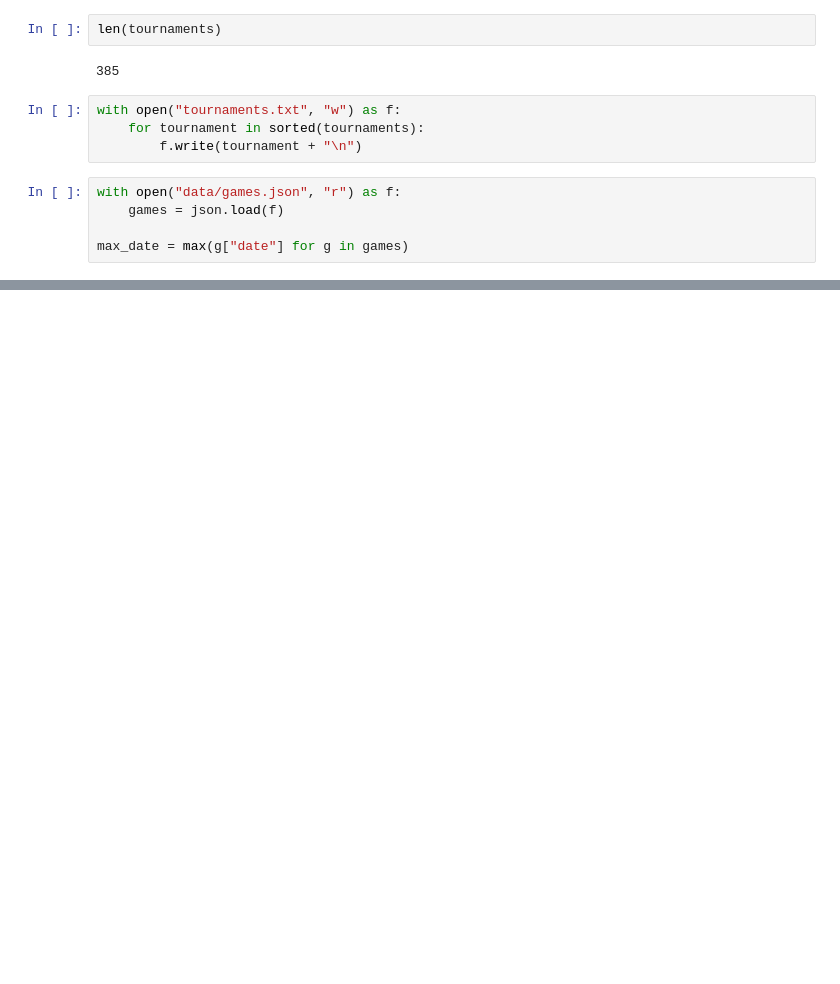
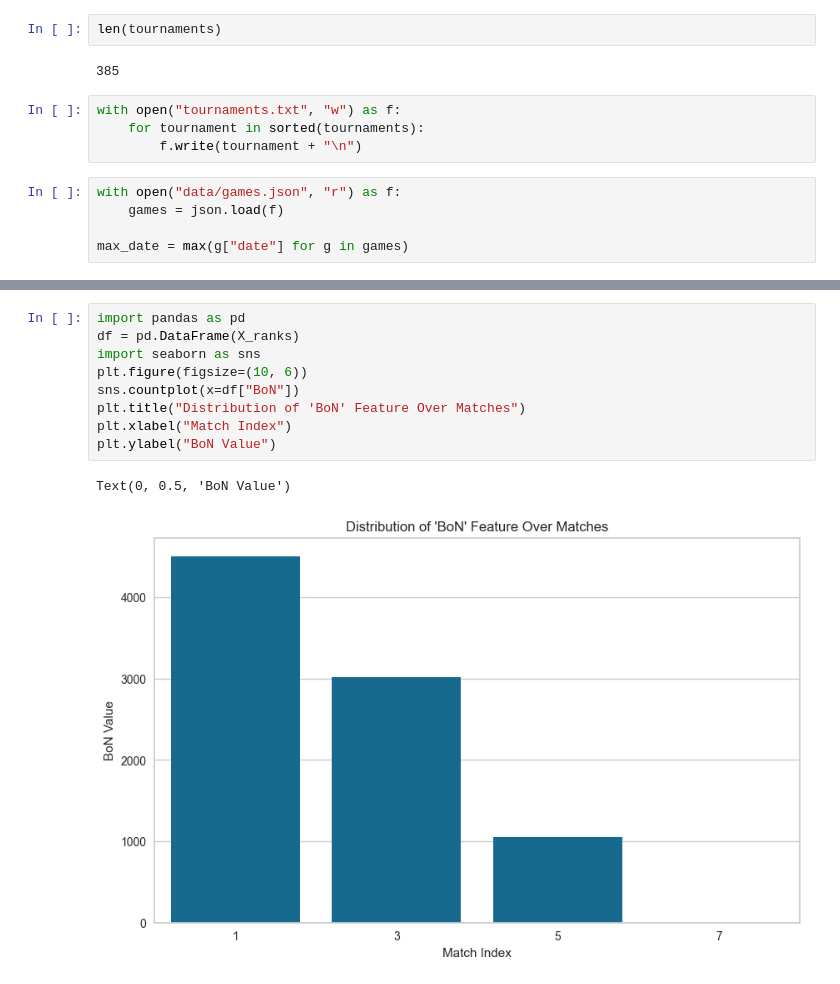
Before and after one commit to PJWSTK-Data-Science-Dojo/embedded-rift, a Jupyter notebook: src/reports/esport.ipynb, the cells around one changed output, grey strips where cells are left out. Saved outputs shown, nothing was run; the diff lists cells and outputs as text; blank space fills up the shorter version.

```diff
--- a/src/reports/esport.ipynb
+++ b/src/reports/esport.ipynb
@@ -1283,0 +1507,12 @@ Dataset zapisany do: dataset_rankings_ctx.csv
+# %%
+import pandas as pd
+df = pd.DataFrame(X_ranks)
+import seaborn as sns
+plt.figure(figsize=(10, 6))
+sns.countplot(x=df["BoN"])
+plt.title("Distribution of 'BoN' Feature Over Matches")
+plt.xlabel("Match Index")
+plt.ylabel("BoN Value")
+# %% [output]
+Text(0, 0.5, 'BoN Value')
+[figure, added]
```
Also changed, not shown: parts of 15 cells of this notebook, 7 other files.
